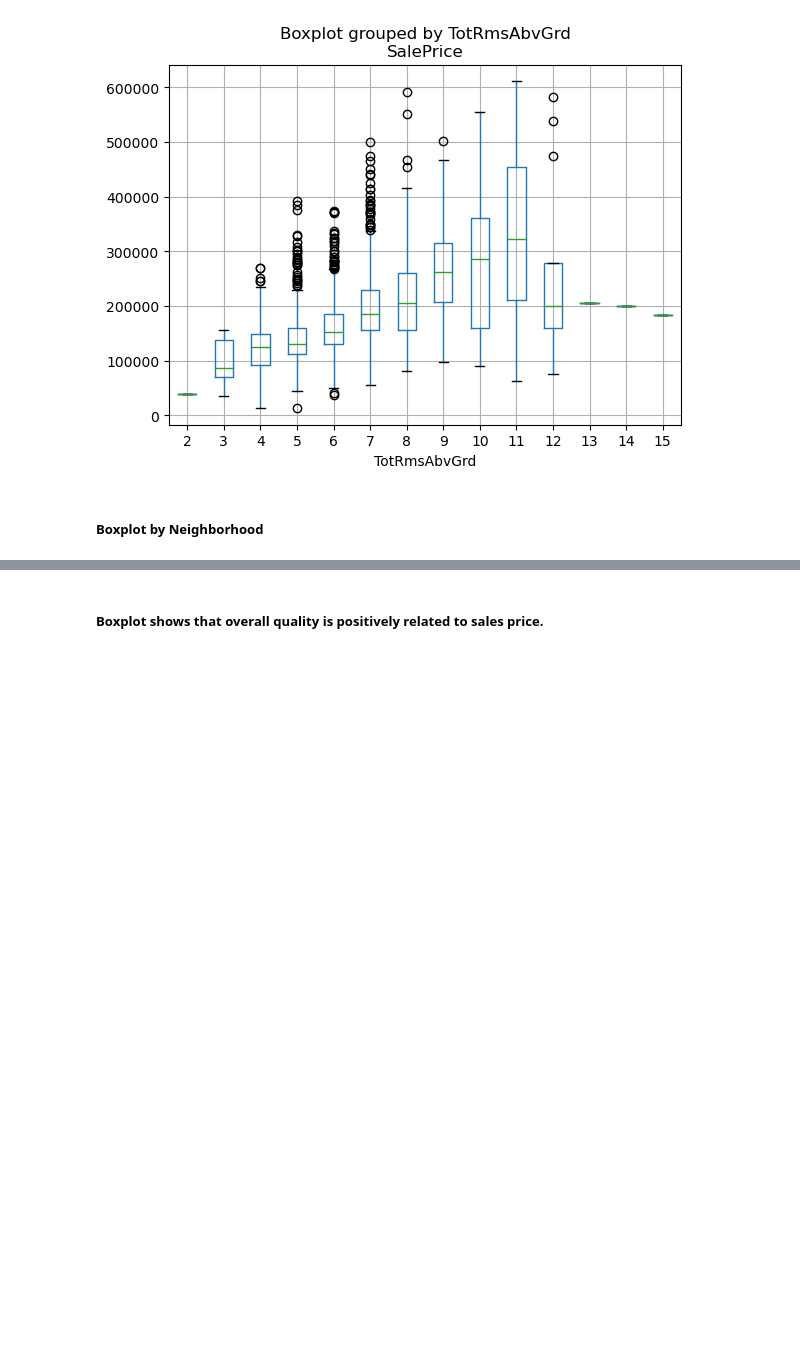
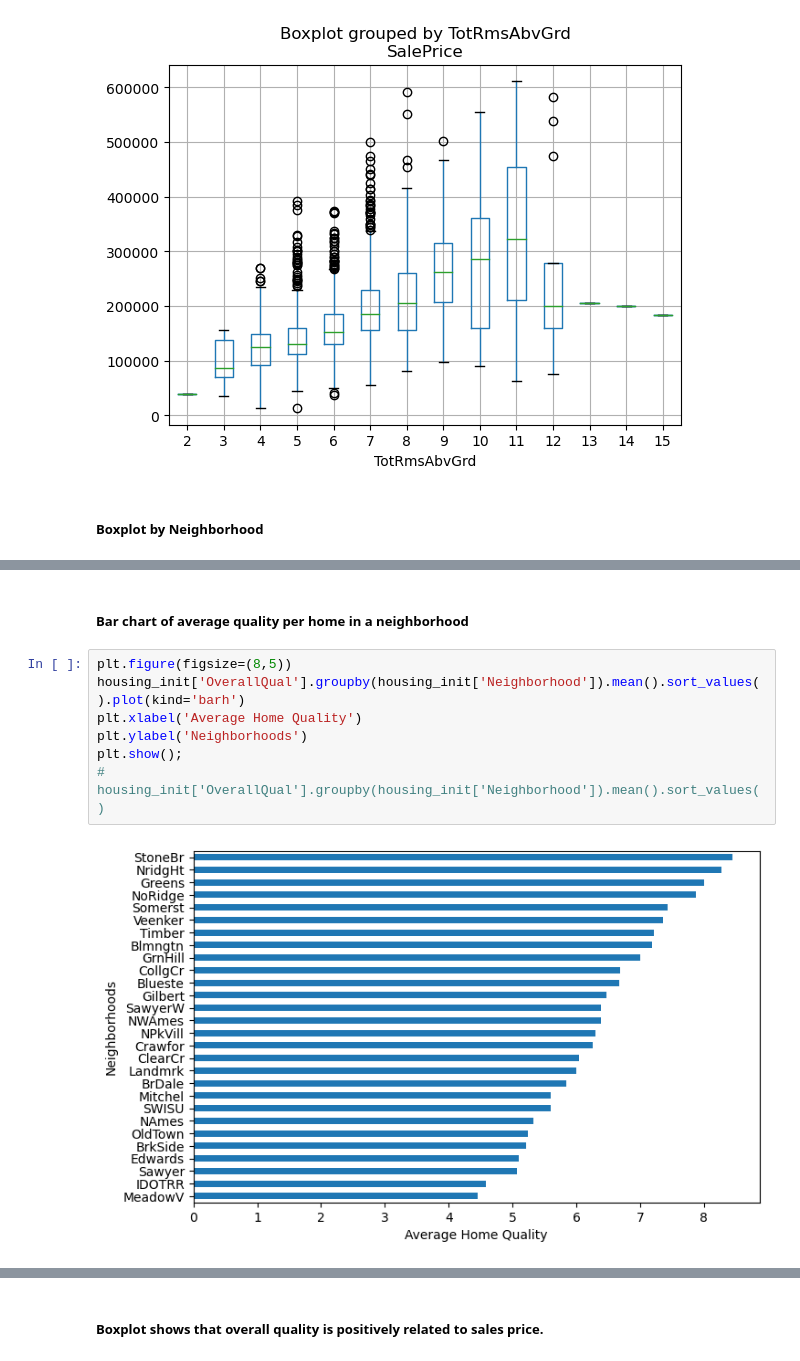
Before and after one commit to johngilheany/ames_home_price, a Jupyter notebook: FINAL_starter_code.ipynb, the cells around one changed output, grey strips where cells are left out. Saved outputs shown, nothing was run; the diff lists cells and outputs as text; blank space fills up the shorter version.

```diff
--- a/FINAL_starter_code.ipynb
+++ b/FINAL_starter_code.ipynb
@@ -193,0 +194,11 @@ plt.xlabel('Sales Price ($000s)');
+# %% [markdown]
+##### Bar chart of average quality per home in a neighborhood
+# %%
+plt.figure(figsize=(8,5))
+housing_init['OverallQual'].groupby(housing_init['Neighborhood']).mean().sort_values().plot(kind='barh')
+plt.xlabel('Average Home Quality')
+plt.ylabel('Neighborhoods')
+plt.show();
+# housing_init['OverallQual'].groupby(housing_init['Neighborhood']).mean().sort_values()
+# %% [output]
+[figure, added]
```
Also changed, not shown: parts of 20 cells of this notebook, 9 other files.
